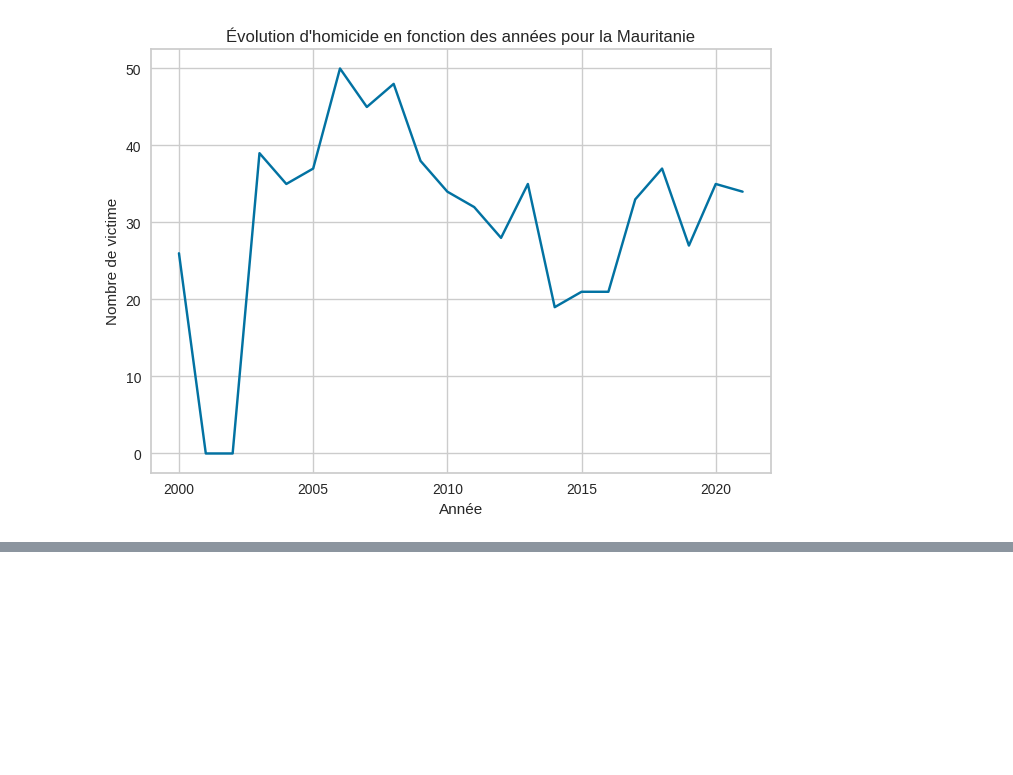
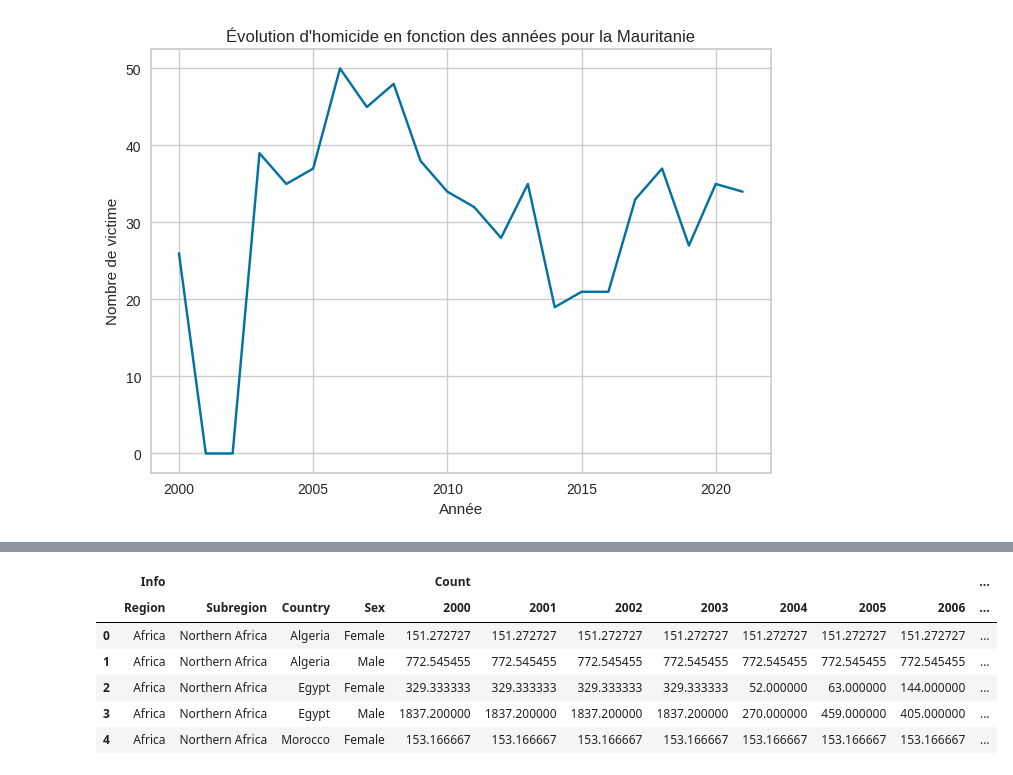
Before and after one commit to adesbx/homicideAnalysis, a Jupyter notebook: projet.ipynb, the cells around one changed output, grey strips where cells are left out. Saved outputs shown, nothing was run; the diff lists cells and outputs as text; code cells hidden in the pictures; blank space fills up the shorter version.

```diff
--- a/projet.ipynb
+++ b/projet.ipynb
@@ -347,0 +370,21 @@ plt.show()
+# %%
+# Calculer la moyenne du nombre de victimes et du taux de victimes de chaque ligne et remplacer les NaN par ces valeurs
+def replace_nan_with_mean(row, top_col_name):
+    return row.fillna(row[(top_col_name,'Mean')])
+
+resu1 = df.apply(lambda row: replace_nan_with_mean(row[['Count']], 'Count'), axis=1)
+resu2 = df.apply(lambda row: replace_nan_with_mean(row[['Rate']], 'Rate'), axis=1)
+
+df_copyyy = df.copy()
+df_copyyy['Count'] = resu1['Count']
+df_copyyy['Rate'] = resu2['Rate']
+
+df_copyyy.head(5)
+# %% [output]
+|  | Info |  |  |  | Count |  |  |  |  |  |  | ... |
+|  | Region | Subregion | Country | Sex | 2000 | 2001 | 2002 | 2003 | 2004 | 2005 | 2006 | ... |
+| 0 | Africa | Northern Africa | Algeria | Female | 151.272727 | 151.272727 | 151.272727 | 151.272727 | 151.272727 | 151.272727 | 151.272727 | ... |
+| 1 | Africa | Northern Africa | Algeria | Male | 772.545455 | 772.545455 | 772.545455 | 772.545455 | 772.545455 | 772.545455 | 772.545455 | ... |
+| 2 | Africa | Northern Africa | Egypt | Female | 329.333333 | 329.333333 | 329.333333 | 329.333333 | 52.000000 | 63.000000 | 144.000000 | ... |
+| 3 | Africa | Northern Africa | Egypt | Male | 1837.200000 | 1837.200000 | 1837.200000 | 1837.200000 | 270.000000 | 459.000000 | 405.000000 | ... |
+| 4 | Africa | Northern Africa | Morocco | Female | 153.166667 | 153.166667 | 153.166667 | 153.166667 | 153.166667 | 153.166667 | 153.166667 | ... |
```
Also changed, not shown: parts of 8 cells of this notebook.
